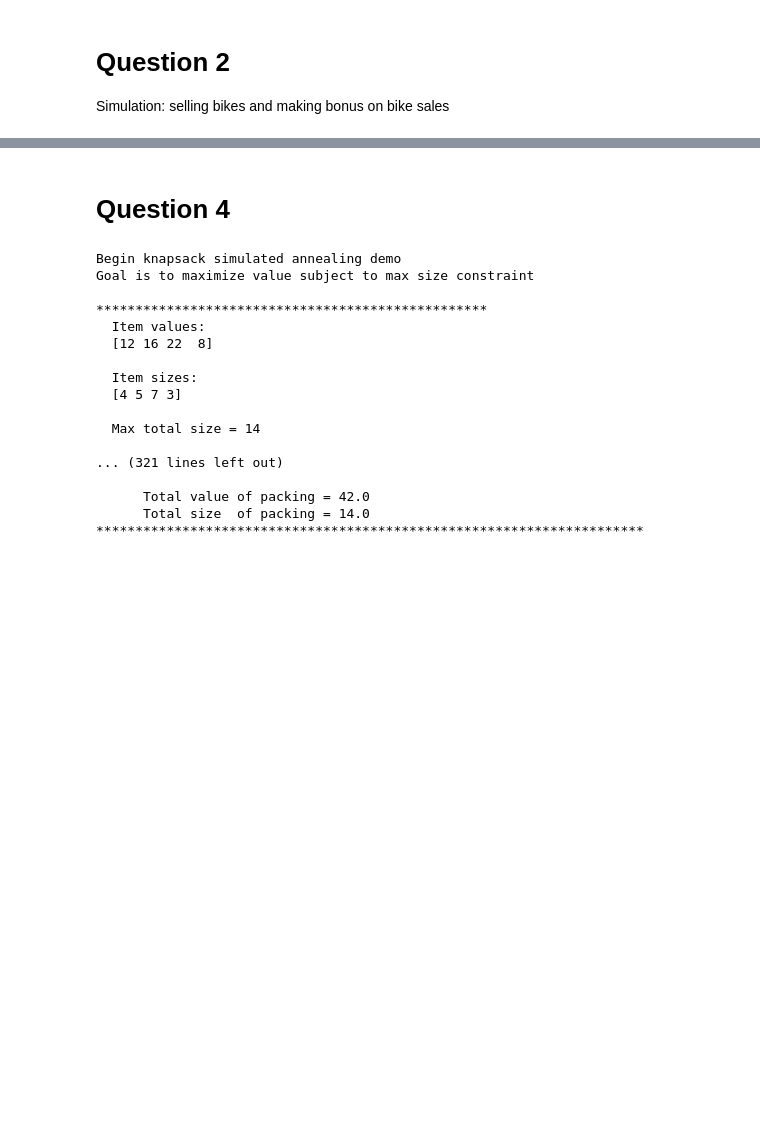
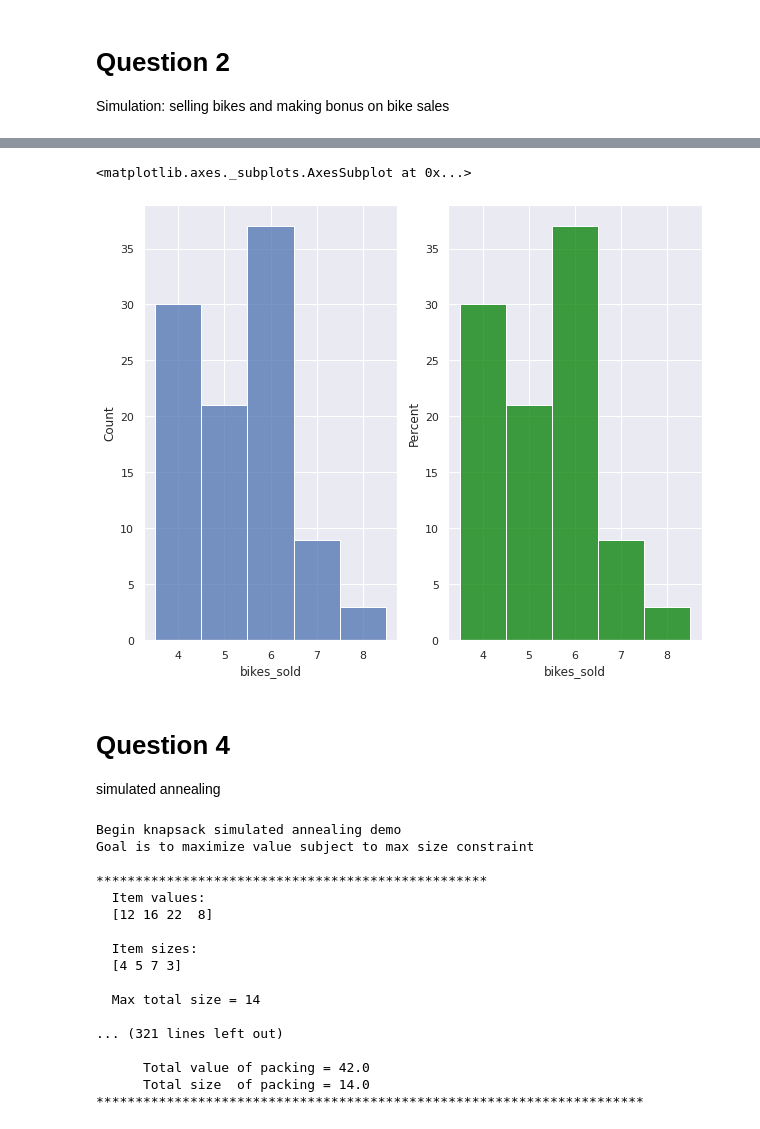
Before and after one commit to oimartin/460, a Jupyter notebook: hw4.ipynb, the cells around one changed output, grey strips where cells are left out. Drawn from its saved outputs; the diff is of its cells as text; code cells hidden in the pictures; blank space fills up the shorter version.

```diff
--- a/hw4.ipynb
+++ b/hw4.ipynb
@@ -220,0 +202,32 @@ The salesperson sold the following bikes:
+# %%
+N = []
+bikes_sold_iter = []
+day_bonus_iter = []
+model_A_iter = []
+model_B_iter = []
+model_C_iter = []
+model_D_iter = []
+
+for scenario in range(0,100):
+  bikes_sold, day_bonus, model_A, model_B, model_C, model_D = bike_model()
+  N.append(scenario)
+  bikes_sold_iter.append(bikes_sold)
+  day_bonus_iter.append(day_bonus)
+  model_A_iter.append(model_A)
+  model_B_iter.append(model_B)
+  model_C_iter.append(model_C)
+  model_D_iter.append(model_D)
+
+# create dictionary of lists
+bikes_iter = {'N': N,
+      'bikes_sold': bikes_sold_iter,
+      'day_bonus': day_bonus_iter,
+      'model_A': model_A_iter,
+      'model_B': model_B_iter,
+      'model_C': model_C_iter,
+      'model_D': model_D_iter}
+
+# convert dictionary to df
+df = pd.DataFrame(bikes_iter)
+display(df.describe())
+display(df)
@@ -221,5 +257,14 @@ The salesperson sold the following bikes:
+# %%
+sns.set_theme(style='darkgrid')
+fig, (ax1, ax2) = plt.subplots(1, 2, figsize=(10,8))
+sns.histplot(data=df, x='bikes_sold',discrete=True, ax=ax1)
+sns.histplot(data=df, x='bikes_sold',stat="percent", ax=ax2, discrete=True, color='green')
+# %% [output]
+<matplotlib.axes._subplots.AxesSubplot at 0x...>
+[figure, added]
 # %% [markdown]
 # Question 4
+simulated annealing
 # %%
 def solution(pack, values, sizes, max_size):
   # total value and size of a pack
```
Also changed, not shown: parts of 2 cells of this notebook.
